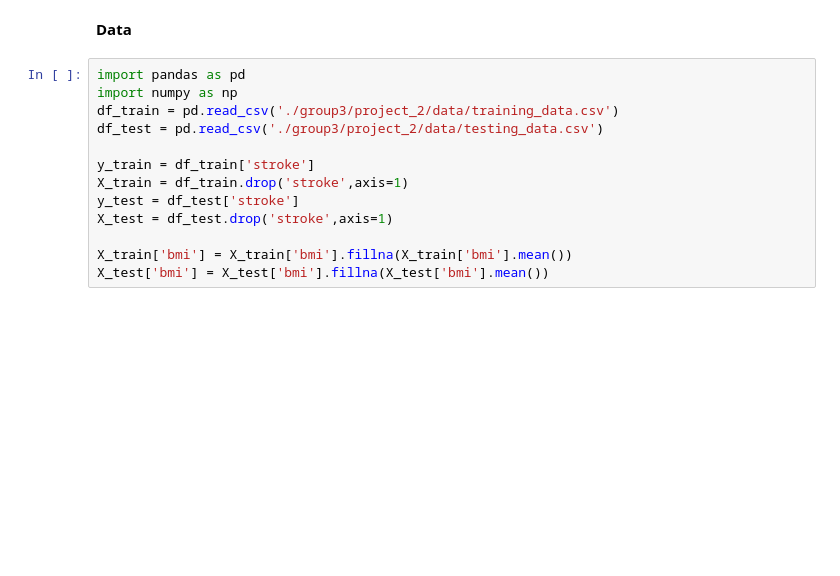
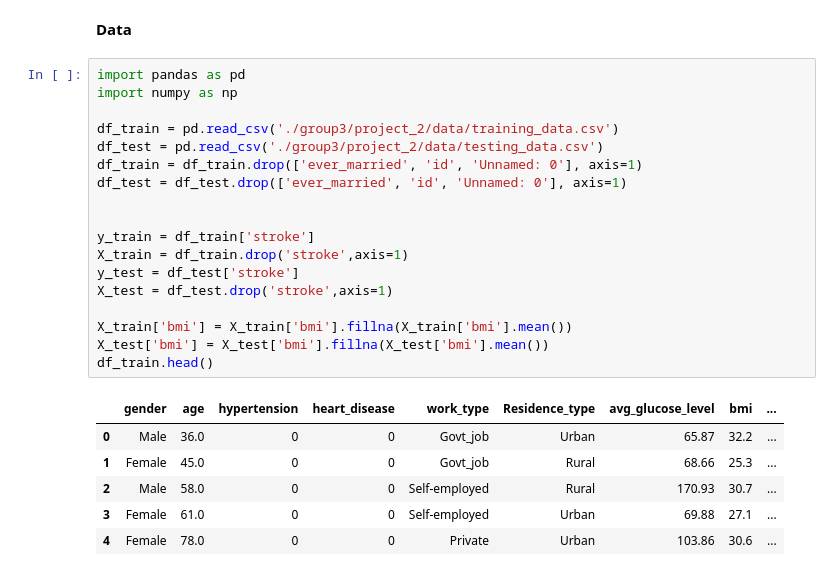
Before and after one commit to DS3001/group3, a Jupyter notebook: Project2.ipynb, the cells around one changed output. Cells and saved outputs as stored; diff of their text form; blank space fills up the shorter version.

```diff
--- a/Project2.ipynb
+++ b/Project2.ipynb
@@ -9,13 +15,25 @@ fatal: destination path 'group3' already exists and is not an empty directory.
 # %%
 import pandas as pd
 import numpy as np
+
 df_train = pd.read_csv('./group3/project_2/data/training_data.csv')
 df_test = pd.read_csv('./group3/project_2/data/testing_data.csv')
+df_train = df_train.drop(['ever_married', 'id', 'Unnamed: 0'], axis=1)
+df_test = df_test.drop(['ever_married', 'id', 'Unnamed: 0'], axis=1)
+
 
 y_train = df_train['stroke']
 X_train = df_train.drop('stroke',axis=1)
 y_test = df_test['stroke']
 X_test = df_test.drop('stroke',axis=1)
 
 X_train['bmi'] = X_train['bmi'].fillna(X_train['bmi'].mean())
 X_test['bmi'] = X_test['bmi'].fillna(X_test['bmi'].mean())
+df_train.head()
+# %% [output]
+|  | gender | age | hypertension | heart_disease | work_type | Residence_type | avg_glucose_level | bmi | ... |
+| 0 | Male | 36.0 | 0 | 0 | Govt_job | Urban | 65.87 | 32.2 | ... |
+| 1 | Female | 45.0 | 0 | 0 | Govt_job | Rural | 68.66 | 25.3 | ... |
+| 2 | Male | 58.0 | 0 | 0 | Self-employed | Rural | 170.93 | 30.7 | ... |
+| 3 | Female | 61.0 | 0 | 0 | Self-employed | Urban | 69.88 | 27.1 | ... |
+| 4 | Female | 78.0 | 0 | 0 | Private | Urban | 103.86 | 30.6 | ... |
```
Also changed, not shown: parts of 3 cells of this notebook.
